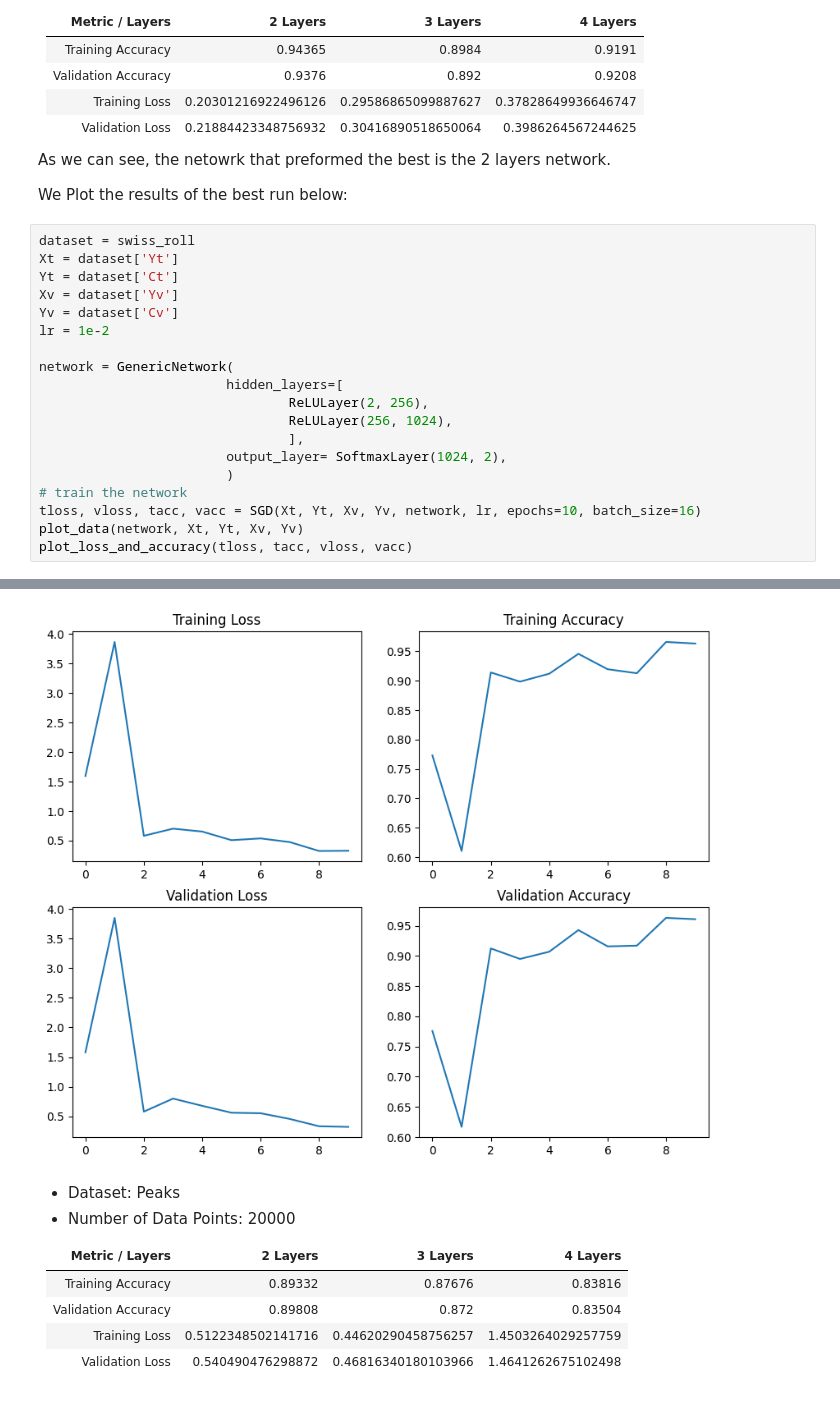
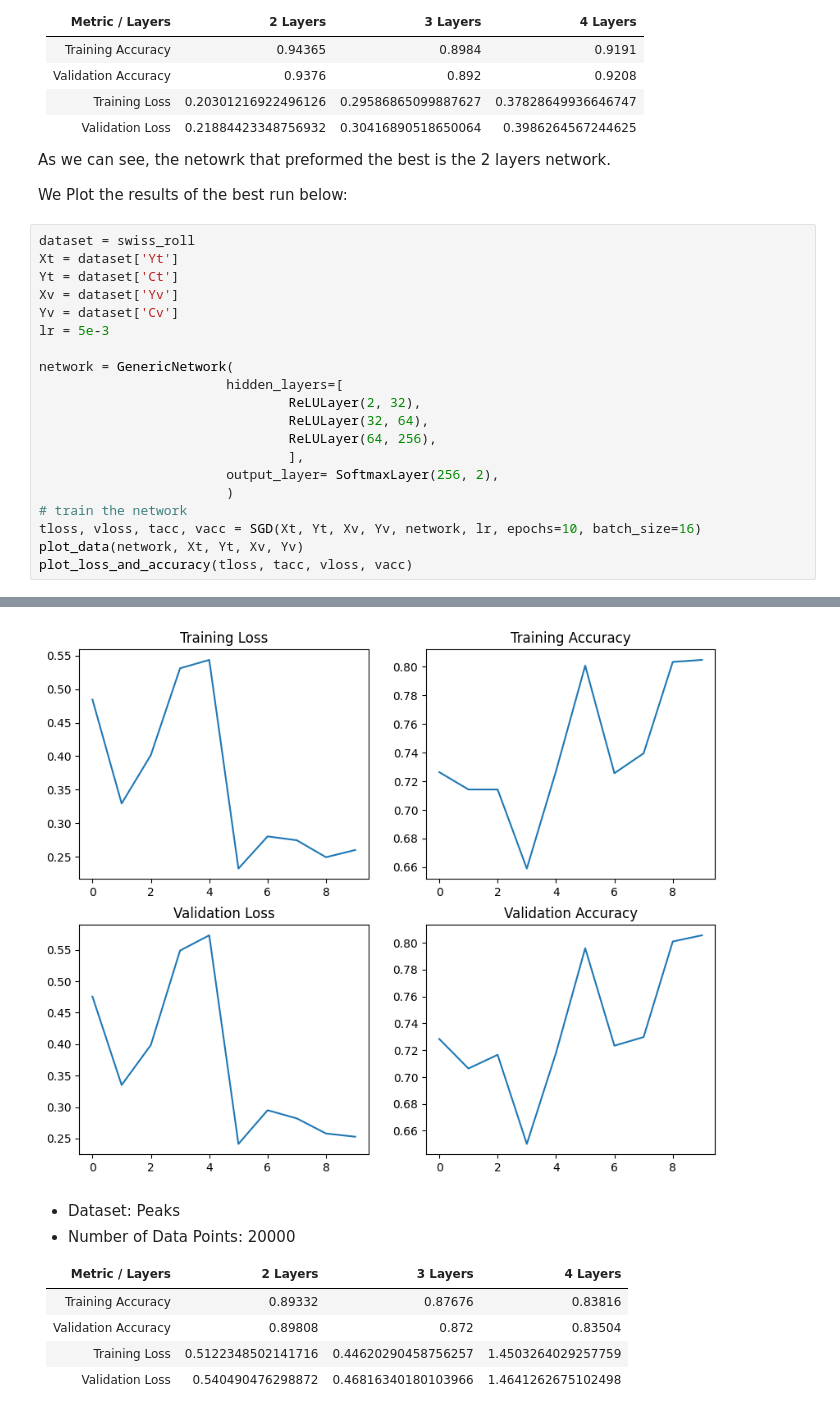
Before and after one commit to elemyoav/Deep-Learning, a Jupyter notebook: Deep-Learning-1.ipynb, the cells around one changed output, grey strips where cells are left out. Saved outputs shown, nothing was run; the diff lists cells and outputs as text.

```diff
--- a/Deep-Learning-1.ipynb
+++ b/Deep-Learning-1.ipynb
@@ -384,14 +384,15 @@ Xt = dataset['Yt']
 Yt = dataset['Ct']
 Xv = dataset['Yv']
 Yv = dataset['Cv']
-lr = 1e-2
+lr = 5e-3
 
 network = GenericNetwork(
                         hidden_layers=[
-                                ReLULayer(2, 256),
-                                ReLULayer(256, 1024),
+                                ReLULayer(2, 32),
+                                ReLULayer(32, 64),
+                                ReLULayer(64, 256),
                                 ],
-                        output_layer= SoftmaxLayer(1024, 2),
+                        output_layer= SoftmaxLayer(256, 2),
                         )
 # train the network
 tloss, vloss, tacc, vacc = SGD(Xt, Yt, Xv, Yv, network, lr, epochs=10, batch_size=16)
@@ -419,4 +420,4 @@ Epoch 9, validation accuracy: 0.9608
-[figure, old version]
+[figure, new version]
 # %% [markdown]
 - Dataset: Peaks
 - Number of Data Points: 20000
```
Also changed, not shown: parts of 1 cell of this notebook, 3 other files.
